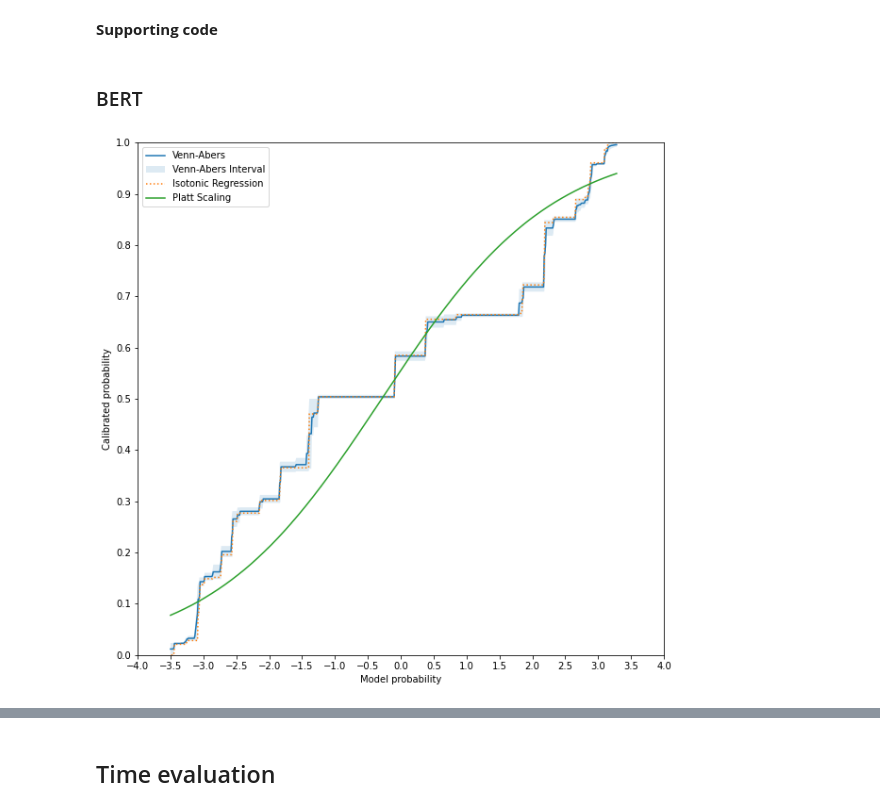
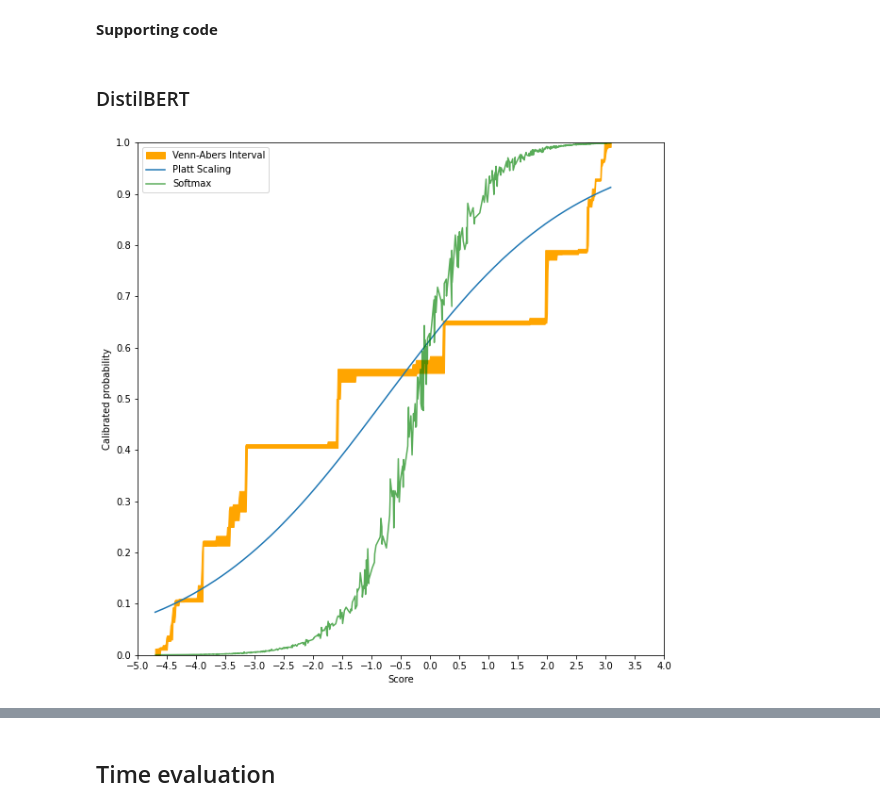
Before and after one commit to PatrikDurdevic/Conformal-Prediction-for-NLP-Sentiment-Classification, a Jupyter notebook: BSc_Thesis.ipynb, the cells around one changed output, grey strips where cells are left out. Drawn from its saved outputs; the diff is of its cells as text; code cells hidden in the pictures.

Commit message:
Added new RoBERTa & Softmax

```diff
--- a/BSc_Thesis.ipynb
+++ b/BSc_Thesis.ipynb
@@ -76,17 +89,17 @@ trainer.save_model('bert')
 **Load pretrained model**
 # %%
 from transformers import AutoModelForSequenceClassification
-model = AutoModelForSequenceClassification.from_pretrained('./bert/')
+model = AutoModelForSequenceClassification.from_pretrained('./results_distilbert/checkpoint-6000/')
 
 from transformers import TextClassificationPipeline
 from transformers import TrainingArguments, Trainer
 from transformers import DataCollatorWithPadding
 from transformers import AutoModelForSequenceClassification
 
-data_collator = DataCollatorWithPadding(tokenizer=tokenizer)
+data_collator_distilbert = DataCollatorWithPadding(tokenizer=tokenizer_distilbert)
 
-training_args = TrainingArguments(
-    output_dir="./results",
+training_args_distilbert = TrainingArguments(
+    output_dir="./results_distilbert",
     learning_rate=2e-5,
     per_device_train_batch_size=32,
     per_device_eval_batch_size=32,
@@ -94,16 +107,18 @@ training_args = TrainingArguments(
     weight_decay=0.01,
 )
 
-trainer = Trainer(
-    model=model,
-    args=training_args,
-    train_dataset=smaller_tokenized_dataset["train"],
-    eval_dataset=smaller_tokenized_dataset["test"],
-    tokenizer=tokenizer,
-    data_collator=data_collator
+trainer_distilbert = Trainer(
+    model=model_distilbert,
+    args=training_args_distilbert,
+    train_dataset=smaller_tokenized_dataset_distilbert["train"],
+    eval_dataset=smaller_tokenized_dataset_distilbert["test"],
+    tokenizer=tokenizer_distilbert,
+    data_collator=data_collator_distilbert
 )
 # %%
 import torch
-predicted = trainer.predict(smaller_tokenized_dataset["test"])
+import torch.nn.functional as F
+predicted_distilbert = trainer_distilbert.predict(smaller_tokenized_dataset_distilbert["test"])
 
-predicted_proba = torch.tensor(predicted.predictions)
+predicted_proba_distilbert = torch.tensor(predicted_distilbert.predictions)
+predicted_softmax_distilbert = F.softmax(predicted_proba_distilbert, dim=1)
@@ -115,2 +125,2 @@ The following columns in the test set  don't have a corresponding argument in `D
 # %%
-data_bert = predicted_proba[:,1].numpy(), np.array(smaller_tokenized_dataset["test"]["label"])
+data_distilbert = predicted_proba_distilbert[:,1].numpy(), np.array(smaller_tokenized_dataset_distilbert["test"]["label"]), predicted_softmax_distilbert[:,1].numpy()
@@ -162,10 +258,11 @@ def plot_all_score(data):
     platt_scaling = ps.predict_proba(rng.reshape(-1, 1))[:,1]
 
     plt.figure(figsize=(10,10))
-    sns.lineplot(x=rng, y=(venn_abers[0] + venn_abers[1]) / 2)
-    plt.fill_between(rng, venn_abers[0], venn_abers[1], alpha=.15)
-    sns.lineplot(x=rng, y=predicted_proba, linestyle='dotted')
+    #sns.lineplot(x=rng, y=(venn_abers[0] + venn_abers[1]) / 2)
+    plt.fill_between(rng, venn_abers[0], venn_abers[1], color='orange', alpha=1)
+    #sns.lineplot(x=rng, y=predicted_proba, linestyle='dotted')
     sns.lineplot(x=rng, y=platt_scaling)
+    sns.lineplot(data[0], data[2], color='green', alpha=.65)
     plt.axis((floor(data[0].min()), ceil(data[0].max()), 0, 1))
 
     #xpoints = ypoints = plt.xlim()
@@ -173,11 +270,11 @@ def plot_all_score(data):
 
     plt.xticks(np.arange(floor(data[0].min()), ceil(data[0].max())+0.1, step=0.5))
     plt.yticks(np.arange(0, 1.1, step=0.1))
-    plt.legend(["Venn-Abers", "Venn-Abers Interval", "Isotonic Regression", "Platt Scaling"])
-    plt.xlabel('Model probability'); plt.ylabel('Calibrated probability')
+    plt.legend(["Venn-Abers Interval", "Platt Scaling", "Softmax"])
+    plt.xlabel('Score'); plt.ylabel('Calibrated probability')
 # %% [markdown]
-### BERT
+### DistilBERT
 # %%
-plot_all_score(data_bert)
+plot_all_score(data_distilbert)
 # %% [output]
-[figure, old version]
+[figure, new version]
```
Also changed, not shown: parts of 27 cells of this notebook.
